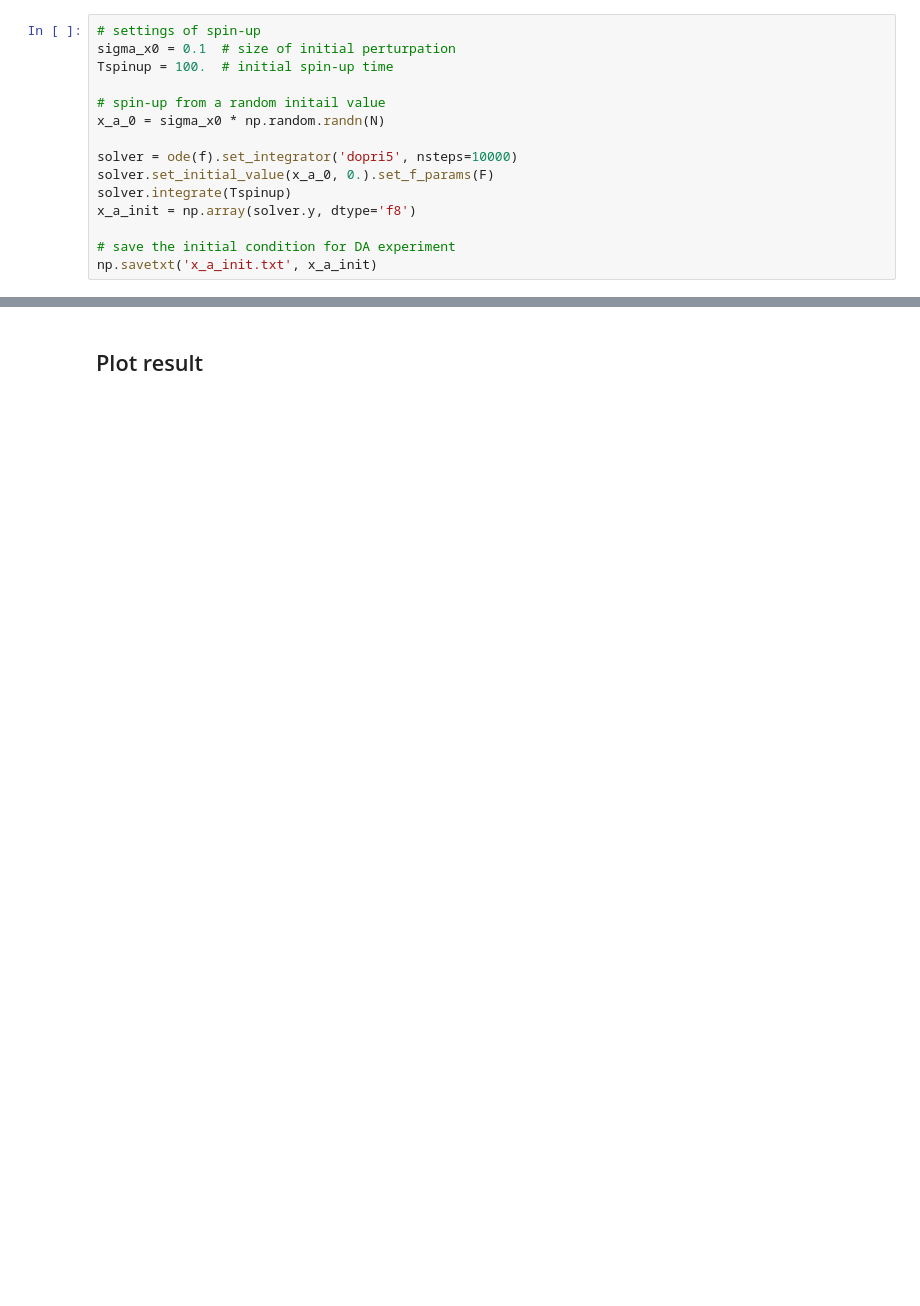
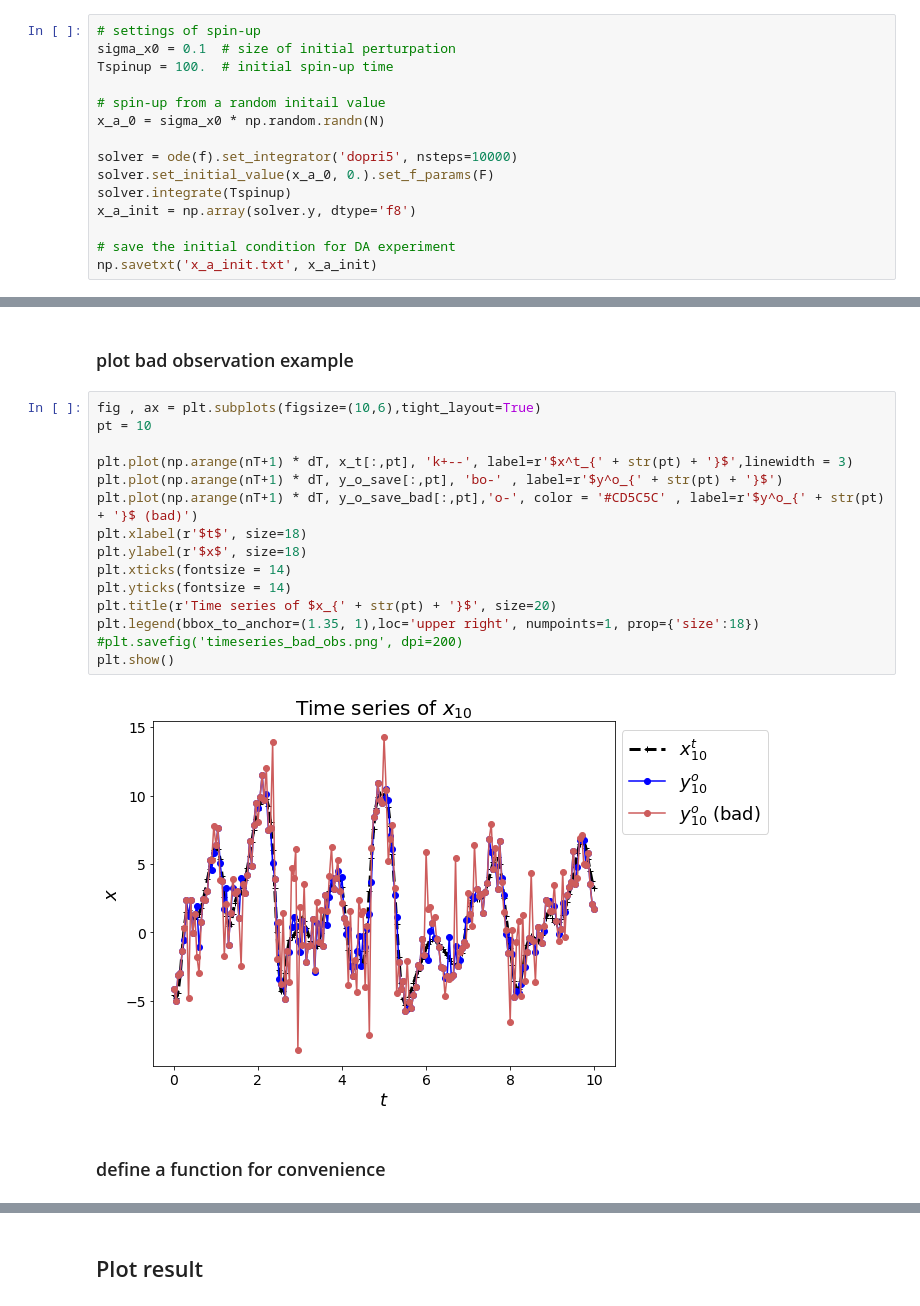
Before and after one commit to noodles870727/DA_project, a Jupyter notebook: DA_code.ipynb, the cells around one changed output, grey strips where cells are left out. Drawn from its saved outputs; the diff is of its cells as text; blank space fills up the shorter version.

```diff
--- a/DA_code.ipynb
+++ b/DA_code.ipynb
@@ -126,0 +138,21 @@ plt.show()
+# %% [markdown]
+### plot bad observation example
+# %%
+fig , ax = plt.subplots(figsize=(10,6),tight_layout=True)
+pt = 10
+
+plt.plot(np.arange(nT+1) * dT, x_t[:,pt], 'k+--', label=r'$x^t_{' + str(pt) + '}$',linewidth = 3)
+plt.plot(np.arange(nT+1) * dT, y_o_save[:,pt], 'bo-' , label=r'$y^o_{' + str(pt) + '}$')
+plt.plot(np.arange(nT+1) * dT, y_o_save_bad[:,pt],'o-', color = '#CD5C5C' , label=r'$y^o_{' + str(pt) + '}$ (bad)')
+plt.xlabel(r'$t$', size=18)
+plt.ylabel(r'$x$', size=18)
+plt.xticks(fontsize = 14)
+plt.yticks(fontsize = 14)
+plt.title(r'Time series of $x_{' + str(pt) + '}$', size=20)
+plt.legend(bbox_to_anchor=(1.35, 1),loc='upper right', numpoints=1, prop={'size':18})
+#plt.savefig('timeseries_bad_obs.png', dpi=200)
+plt.show()
+# %% [output]
+[figure, added]
+# %% [markdown]
+### define a function for convenience
```
Also changed, not shown: parts of 38 cells of this notebook.
